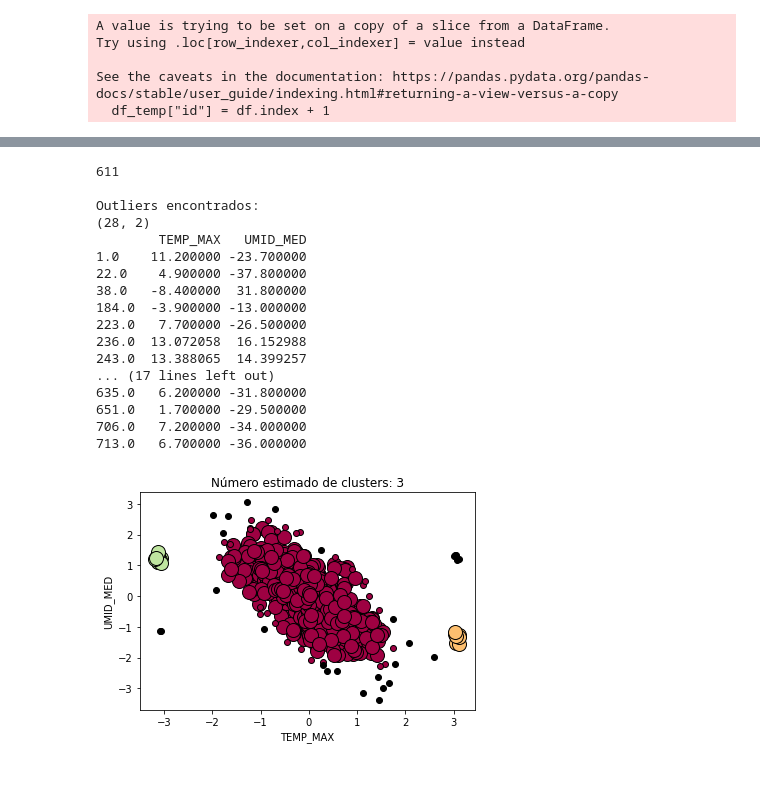
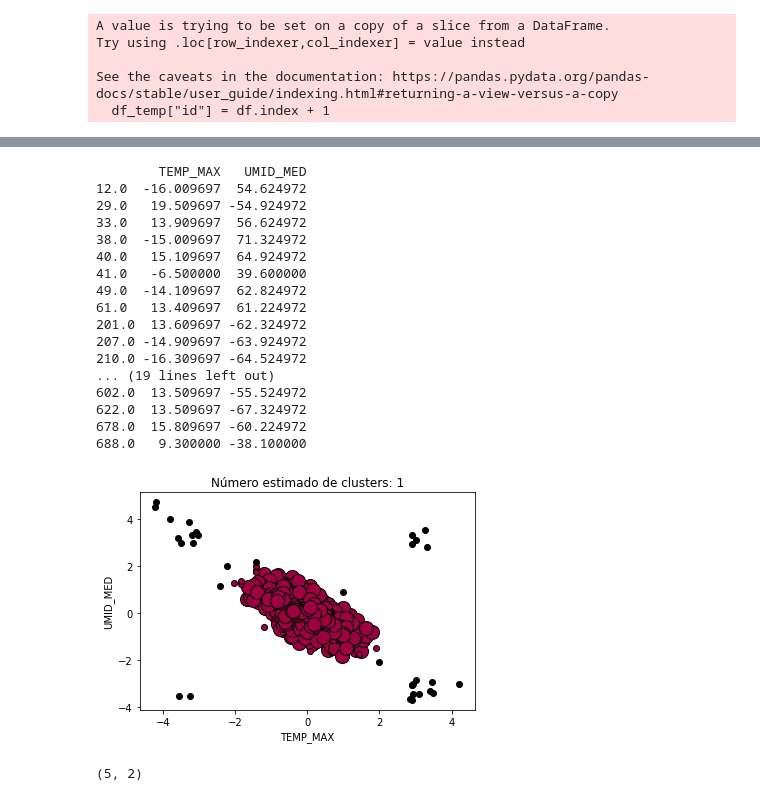
Before and after one commit to AndersonRodr/algorithms-detect-anomalies, a Jupyter notebook: PrimeiroExperimento.ipynb, the cells around one changed output, grey strips where cells are left out. Saved outputs shown, nothing was run; the diff lists cells and outputs as text; code cells hidden in the pictures.

```diff
--- a/PrimeiroExperimento.ipynb
+++ b/PrimeiroExperimento.ipynb
@@ -218,9 +240,9 @@ taxaContaminacao = 5
 dfs = dataTraining(taxaContaminacao, True)
 df_training_temp = dfs[0]
 df_test_temp = dfs[1]
-
-print (df_training_temp.head(n=50).to_string(index=True))
-
-#idx = df_test_temp.index[df_test_temp['TEMP_MAX']]
-#print (teste)
+dfAnomalias = dfs[2]
+print (dfAnomalias.shape)
+df_training_temp = df_training_temp[df_training_temp.index.notnull()]
+#print ()
+#print (df_training_temp.head(n=100).to_string(index=True))
 # %% [output]
@@ -247,7 +269,7 @@ def dbscan_part1(df_used, eps, min_samples):
     #X = np.array([ [1, 2], [2, 2], [7, 6], [28, 7], [2, 3], [25, 8], [3, 2],[1, 3],[1.1, 2],[1.2, 2],[1.3, 2],[1.4, 2]])
     X = np.array(df_used)
     X = StandardScaler().fit_transform(df_used)
-    db = DBSCAN(eps=eps, min_samples=min_samples, algorithm='brute').fit(X)
+    db = DBSCAN(eps=eps, min_samples=min_samples, algorithm='auto').fit(X)
     core_samples_mask = np.zeros_like(db.labels_, dtype=bool)
     core_samples_mask[db.core_sample_indices_] = True
 
@@ -261,56 +283,60 @@ def dbscan_part1(df_used, eps, min_samples):
     unique_labels = set(labels)
     colors = [plt.cm.Spectral(each)
               for each in np.linspace(0, 1, len(unique_labels))]
     for k, col in zip(unique_labels, colors):
         if k == -1:
             # Preto usado para ruído
             col = [0, 0, 0, 1]
 
         class_member_mask = (labels == k)
 
         xy = X[class_member_mask & core_samples_mask]
         plt.plot(xy[:, 0], xy[:, 1], 'o', markerfacecolor=tuple(col),
                  markeredgecolor='k', markersize=14)
 
         xy = X[class_member_mask & ~core_samples_mask]
         plt.plot(xy[:, 0], xy[:, 1], 'o', markerfacecolor=tuple(col),
                  markeredgecolor='k', markersize=6)
 
-    print ()
     outliers = outliers[outliers.index.notnull()]
 
-    print('Outliers encontrados: ')
-    print (outliers.shape)
-    print (outliers.head(n=150).to_string(index=True))
+    #print('Outliers encontrados: ')
+    #print (outliers.shape)
+    print (outliers)
 
     plt.title('Número estimado de clusters: %d' % n_clusters_)
     plt.xlabel("TEMP_MAX")
     plt.ylabel("UMID_MED")
     plt.show()
+    return outliers
 
-eps = 0.4
-min_samples = 8
+eps = 0.5
+min_samples = 10
 #x = np.array([[10, 50], [12, 50], [48, 70]], np.float)
 df_training_temp = df_training_temp[df_training_temp.index.notnull()]
-#print(df_training_temp.head(n=700).to_string(index=True))
-print (df_training_temp.shape[0])
-dbscan_part1(df_training_temp, eps, min_samples)
+#print (df_training_temp.shape[0])
+#print(df_training_temp.head(n=50).to_string(index=True))
+
+outliers = dbscan_part1(df_training_temp, eps, min_samples)
+dfOutliersErrados = pd.concat([outliers, dfAnomalias]).drop_duplicates(keep=False)
+print (dfOutliersErrados.shape)
 # %% [output]
-611
-
-Outliers encontrados:
-(28, 2)
         TEMP_MAX   UMID_MED
-1.0    11.200000 -23.700000
-22.0    4.900000 -37.800000
-38.0   -8.400000  31.800000
-184.0  -3.900000 -13.000000
-223.0   7.700000 -26.500000
-236.0  13.072058  16.152988
-243.0  13.388065  14.399257
-... (17 lines left out)
-635.0   6.200000 -31.800000
-651.0   1.700000 -29.500000
-706.0   7.200000 -34.000000
-713.0   6.700000 -36.000000
+12.0  -16.009697  54.624972
+29.0   19.509697 -54.924972
+33.0   13.909697  56.624972
+38.0  -15.009697  71.324972
+40.0   15.109697  64.924972
+41.0   -6.500000  39.600000
+49.0  -14.109697  62.824972
+61.0   13.409697  61.224972
+201.0  13.609697 -62.324972
+207.0 -14.909697 -63.924972
+210.0 -16.309697 -64.524972
+... (19 lines left out)
+602.0  13.509697 -55.524972
+622.0  13.509697 -67.324972
+678.0  15.809697 -60.224972
+688.0   9.300000 -38.100000
-[figure, old version]
+[figure, new version]
+(5, 2)
```
Also changed, not shown: parts of 8 cells of this notebook.
